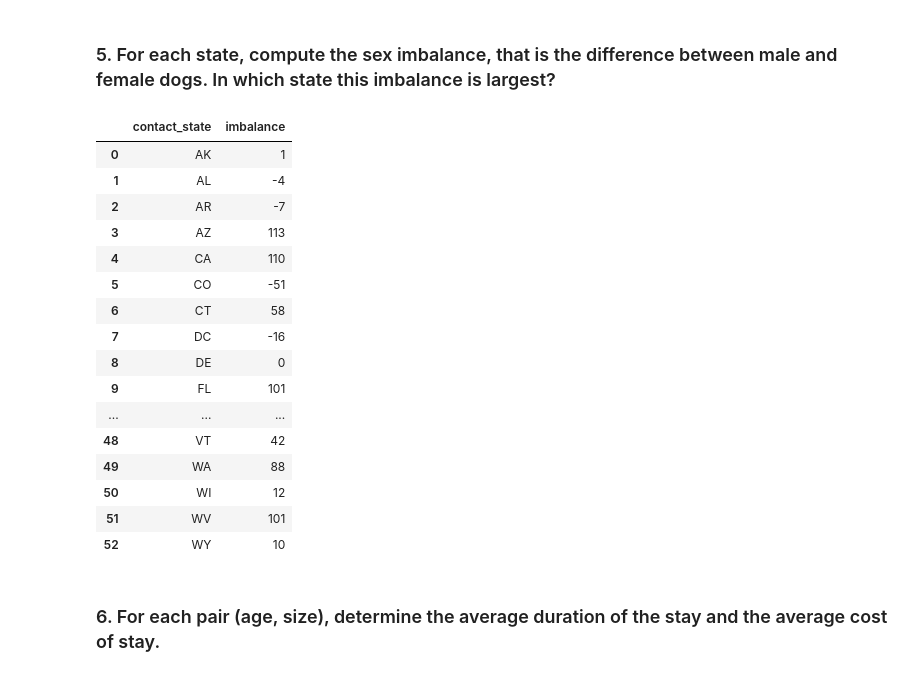
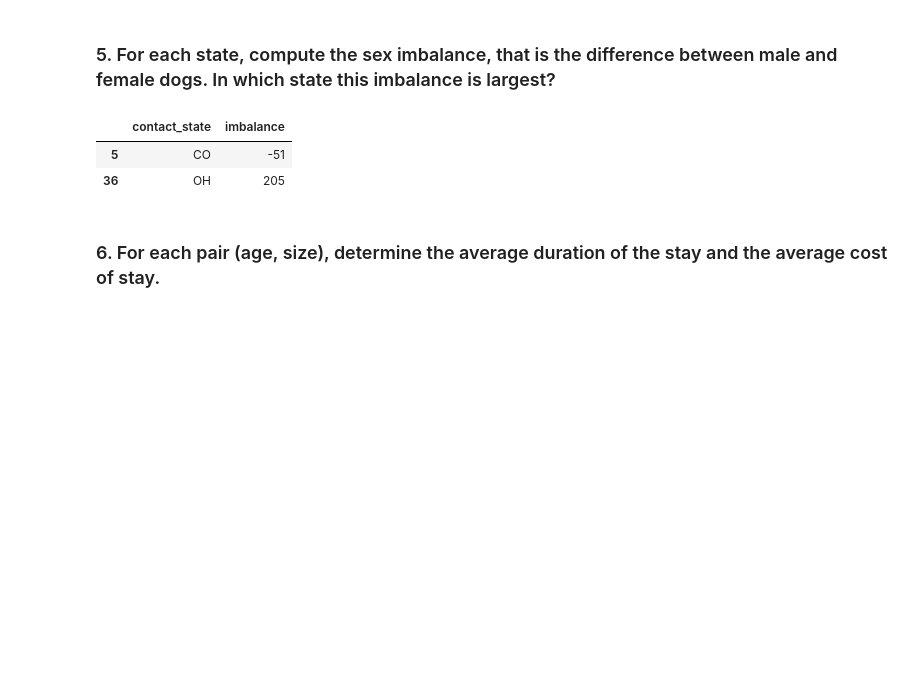
Before and after one commit to AScarcella3/simo_tone_foundations_CS, a Jupyter notebook: project-2022.ipynb, the cells around one changed output. Drawn from its saved outputs; the diff is of its cells as text; code cells hidden in the pictures; blank space fills up the shorter version.

```diff
--- a/project-2022.ipynb
+++ b/project-2022.ipynb
@@ -323,32 +323,15 @@ earliest_latest_timestamp
 # %% [markdown]
 ### 5. For each state, compute the sex imbalance, that is the difference between male and female dogs. In which state this imbalance is largest?
 # %%
-## TODO extract missing answer!
-
 malefemale = dogs[['contact_state', 'contact_city', 'contact_zip', 'contact_country', 'sex']].copy()
 malefemale['imbalance'] = malefemale.sex.apply(lambda x : 1 if x.upper() == 'MALE' else -1)
 
 malefemale_imbalance = malefemale.groupby('contact_state', as_index=False).sum('imbalance')[['contact_state', 'imbalance']]
 malefemale_imbalance.iloc[[malefemale_imbalance.imbalance.idxmin(), malefemale_imbalance.imbalance.idxmax()]]
-malefemale_imbalance
 # %% [output]
 |  | contact_state | imbalance |
-| 0 | AK | 1 |
-| 1 | AL | -4 |
-| 2 | AR | -7 |
-| 3 | AZ | 113 |
-| 4 | CA | 110 |
 | 5 | CO | -51 |
-| 6 | CT | 58 |
-| 7 | DC | -16 |
-| 8 | DE | 0 |
-| 9 | FL | 101 |
-| ... | ... | ... |
-| 48 | VT | 42 |
-| 49 | WA | 88 |
-| 50 | WI | 12 |
-| 51 | WV | 101 |
-| 52 | WY | 10 |
+| 36 | OH | 205 |
 # %% [markdown]
 ### 6. For each pair (age, size), determine the average duration of the stay and the average cost of stay.
 # %%
```
Also changed, not shown: parts of 1 cell of this notebook.
